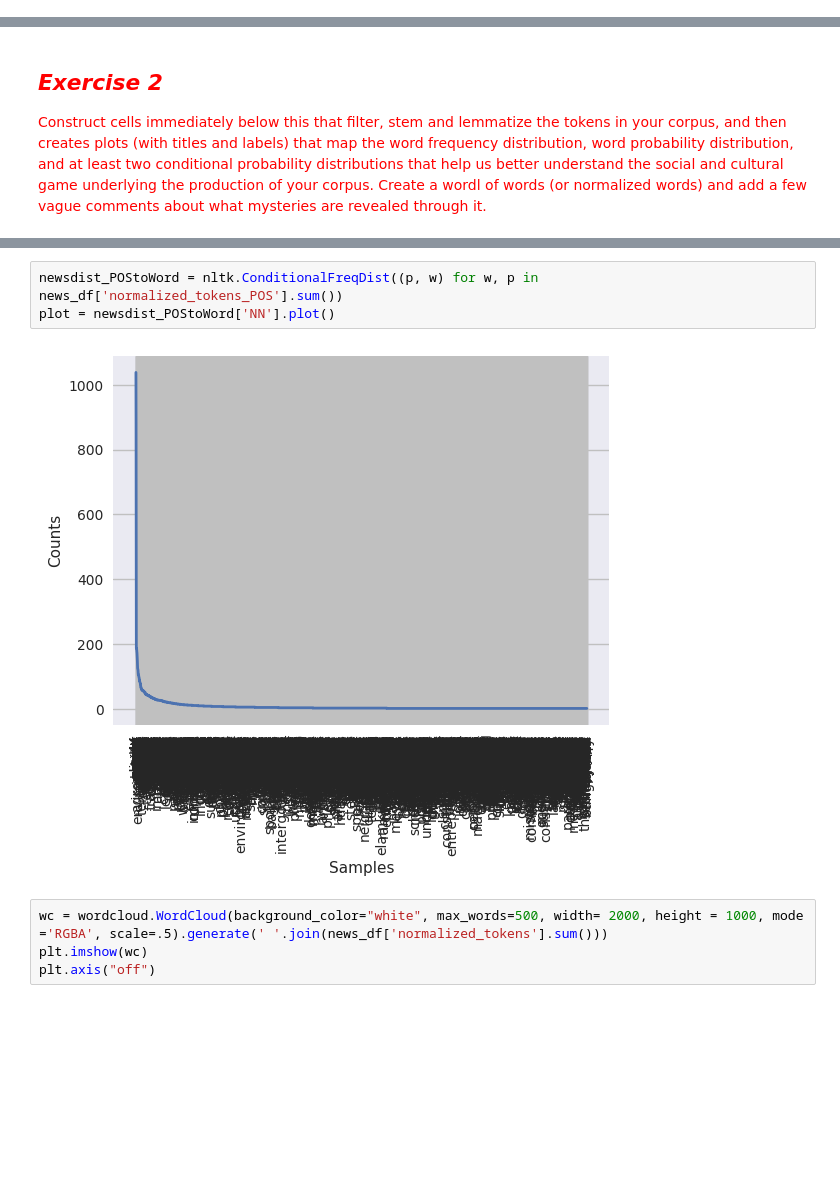
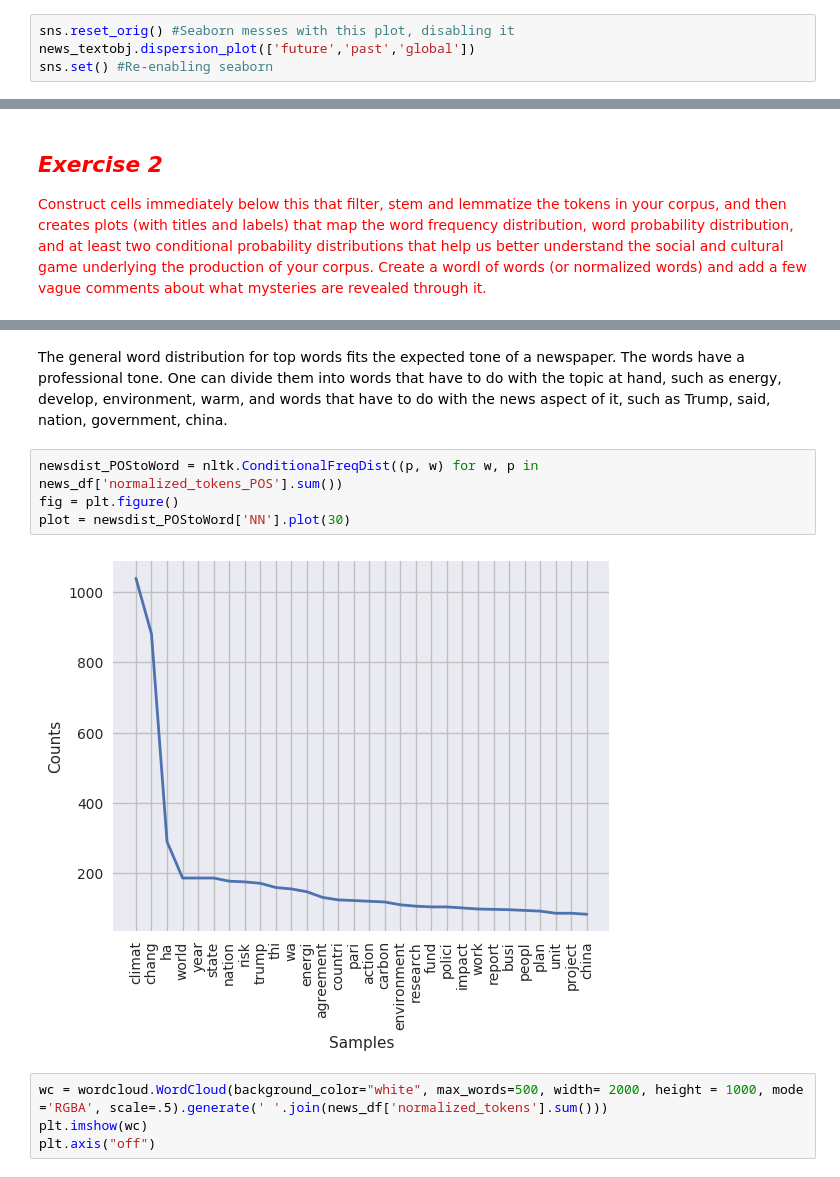
Before and after one commit to Moloq/content-analysis-2018, a Jupyter notebook: 2-Corpus-Linguistics/2-Corpus-Linguistics.ipynb, the cells around one changed output, grey strips where cells are left out. Saved outputs shown, nothing was run; the diff lists cells and outputs as text; blank space fills up the shorter version.

```diff
--- a/2-Corpus-Linguistics/2-Corpus-Linguistics.ipynb
+++ b/2-Corpus-Linguistics/2-Corpus-Linguistics.ipynb
@@ -451,0 +499,4 @@ news_df['tokenized_text'] = news_df['text'].apply(lambda x: nltk.word_tokenize(x
+# %%
+sns.reset_orig() #Seaborn messes with this plot, disabling it
+news_textobj.dispersion_plot(['future','past','global'])
+sns.set() #Re-enabling seaborn
@@ -723,8 +774,11 @@ news_df['normalized_tokens_POS'] = [nltk.pos_tag(t) for t in news_df['normalized
+# %% [markdown]
+The general word distribution for top words fits the expected tone of a newspaper. The words have a professional tone. One can divide them into words that have to do with the topic at hand, such as energy, develop, environment, warm, and words that have to do with the news aspect of it, such as Trump, said, nation, government, china.
 # %%
 newsdist_POStoWord = nltk.ConditionalFreqDist((p, w) for w, p in news_df['normalized_tokens_POS'].sum())
-plot = newsdist_POStoWord['NN'].plot()
+fig = plt.figure()
+plot = newsdist_POStoWord['NN'].plot(30)
 # %% [output]
-[figure, old version]
+[figure, new version]
 # %%
 wc = wordcloud.WordCloud(background_color="white", max_words=500, width= 2000, height = 1000, mode ='RGBA', scale=.5).generate(' '.join(news_df['normalized_tokens'].sum()))
 plt.imshow(wc)
```
Also changed, not shown: parts of 14 cells of this notebook, 1 other file.
